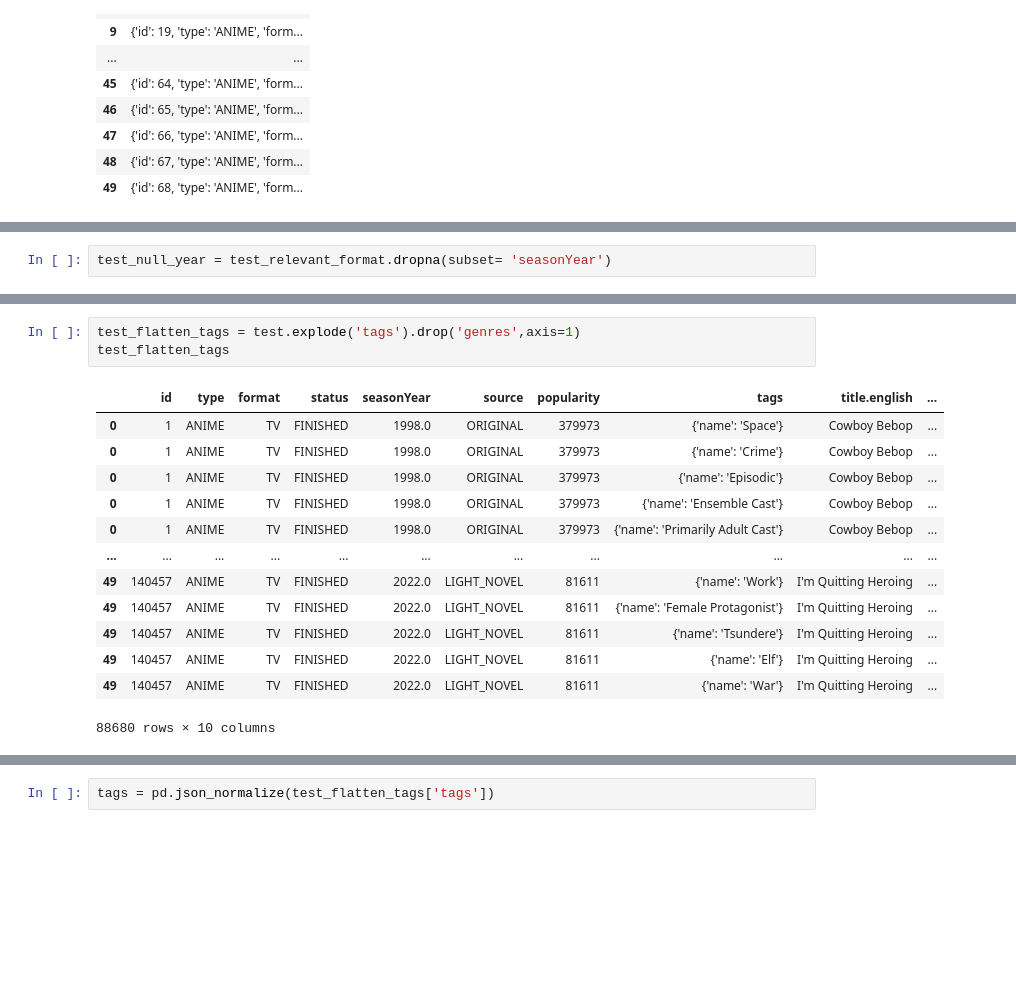
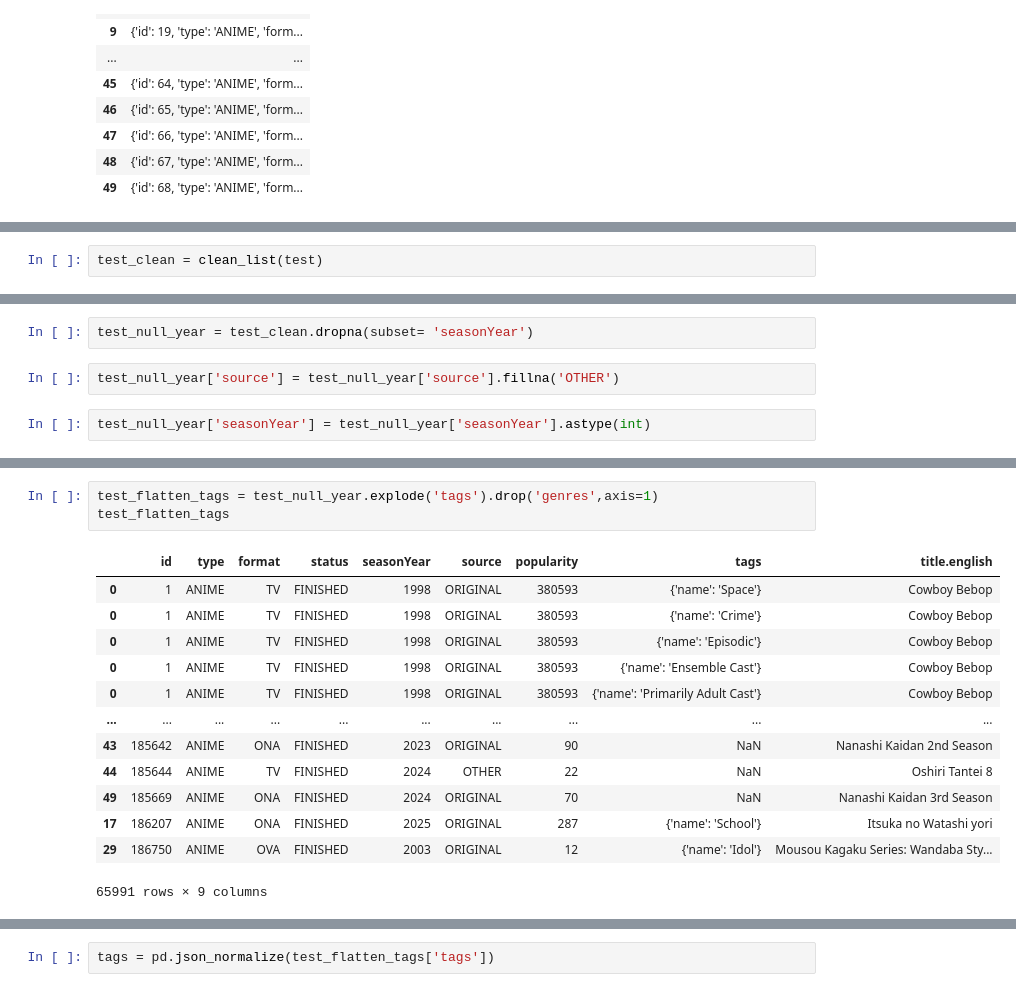
Before and after one commit to leolion023/Anilist, a Jupyter notebook: new_test.ipynb, the cells around one changed output, grey strips where cells are left out. Cells and saved outputs as stored; diff of their text form; blank space fills up the shorter version.

```diff
--- a/new_test.ipynb
+++ b/new_test.ipynb
@@ -267,0 +313,2 @@ test.isnull()
+# %%
+test_clean = clean_list(test)
@@ -306,2 +359,6 @@ See the caveats in the documentation: https://pandas.pydata.org/pandas-docs/stab
 # %%
-test_null_year = test_relevant_format.dropna(subset= 'seasonYear')
+test_null_year = test_clean.dropna(subset= 'seasonYear')
+# %%
+test_null_year['source'] = test_null_year['source'].fillna('OTHER')
+# %%
+test_null_year['seasonYear'] = test_null_year['seasonYear'].astype(int)
@@ -359,18 +438,18 @@ MUSIC        1540
 Name: count, dtype: int64
 # %%
-test_flatten_tags = test.explode('tags').drop('genres',axis=1)
+test_flatten_tags = test_null_year.explode('tags').drop('genres',axis=1)
 test_flatten_tags
 # %% [output]
-|  | id | type | format | status | seasonYear | source | popularity | tags | title.english | ... |
-| 0 | 1 | ANIME | TV | FINISHED | 1998.0 | ORIGINAL | 379973 | {'name': 'Space'} | Cowboy Bebop | ... |
-| 0 | 1 | ANIME | TV | FINISHED | 1998.0 | ORIGINAL | 379973 | {'name': 'Crime'} | Cowboy Bebop | ... |
-| 0 | 1 | ANIME | TV | FINISHED | 1998.0 | ORIGINAL | 379973 | {'name': 'Episodic'} | Cowboy Bebop | ... |
-| 0 | 1 | ANIME | TV | FINISHED | 1998.0 | ORIGINAL | 379973 | {'name': 'Ensemble Cast'} | Cowboy Bebop | ... |
-| 0 | 1 | ANIME | TV | FINISHED | 1998.0 | ORIGINAL | 379973 | {'name': 'Primarily Adult Cast'} | Cowboy Bebop | ... |
-| ... | ... | ... | ... | ... | ... | ... | ... | ... | ... | ... |
-| 49 | 140457 | ANIME | TV | FINISHED | 2022.0 | LIGHT_NOVEL | 81611 | {'name': 'Work'} | I'm Quitting Heroing | ... |
-| 49 | 140457 | ANIME | TV | FINISHED | 2022.0 | LIGHT_NOVEL | 81611 | {'name': 'Female Protagonist'} | I'm Quitting Heroing | ... |
-| 49 | 140457 | ANIME | TV | FINISHED | 2022.0 | LIGHT_NOVEL | 81611 | {'name': 'Tsundere'} | I'm Quitting Heroing | ... |
-| 49 | 140457 | ANIME | TV | FINISHED | 2022.0 | LIGHT_NOVEL | 81611 | {'name': 'Elf'} | I'm Quitting Heroing | ... |
-| 49 | 140457 | ANIME | TV | FINISHED | 2022.0 | LIGHT_NOVEL | 81611 | {'name': 'War'} | I'm Quitting Heroing | ... |
+|  | id | type | format | status | seasonYear | source | popularity | tags | title.english |
+| 0 | 1 | ANIME | TV | FINISHED | 1998 | ORIGINAL | 380593 | {'name': 'Space'} | Cowboy Bebop |
+| 0 | 1 | ANIME | TV | FINISHED | 1998 | ORIGINAL | 380593 | {'name': 'Crime'} | Cowboy Bebop |
+| 0 | 1 | ANIME | TV | FINISHED | 1998 | ORIGINAL | 380593 | {'name': 'Episodic'} | Cowboy Bebop |
+| 0 | 1 | ANIME | TV | FINISHED | 1998 | ORIGINAL | 380593 | {'name': 'Ensemble Cast'} | Cowboy Bebop |
+| 0 | 1 | ANIME | TV | FINISHED | 1998 | ORIGINAL | 380593 | {'name': 'Primarily Adult Cast'} | Cowboy Bebop |
+| ... | ... | ... | ... | ... | ... | ... | ... | ... | ... |
+| 43 | 185642 | ANIME | ONA | FINISHED | 2023 | ORIGINAL | 90 | NaN | Nanashi Kaidan 2nd Season |
+| 44 | 185644 | ANIME | TV | FINISHED | 2024 | OTHER | 22 | NaN | Oshiri Tantei 8 |
+| 49 | 185669 | ANIME | ONA | FINISHED | 2024 | ORIGINAL | 70 | NaN | Nanashi Kaidan 3rd Season |
+| 17 | 186207 | ANIME | ONA | FINISHED | 2025 | ORIGINAL | 287 | {'name': 'School'} | Itsuka no Watashi yori |
+| 29 | 186750 | ANIME | OVA | FINISHED | 2003 | ORIGINAL | 12 | {'name': 'Idol'} | Mousou Kagaku Series: Wandaba Sty... |
-88680 rows × 10 columns
+65991 rows × 9 columns
```
Also changed, not shown: parts of 43 cells of this notebook, 7 other files.
